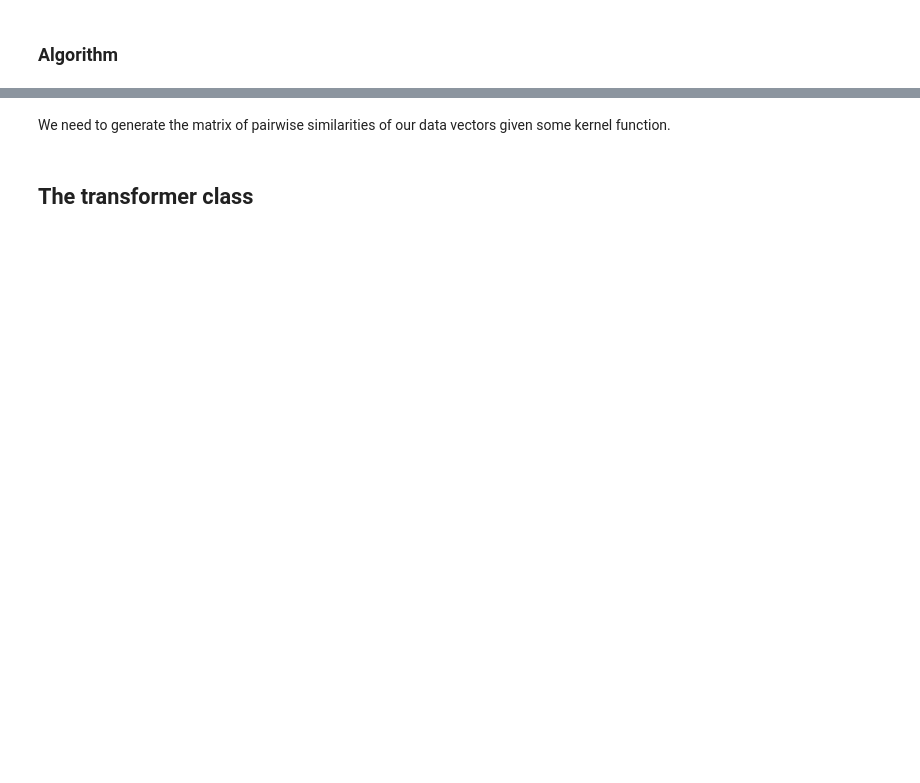
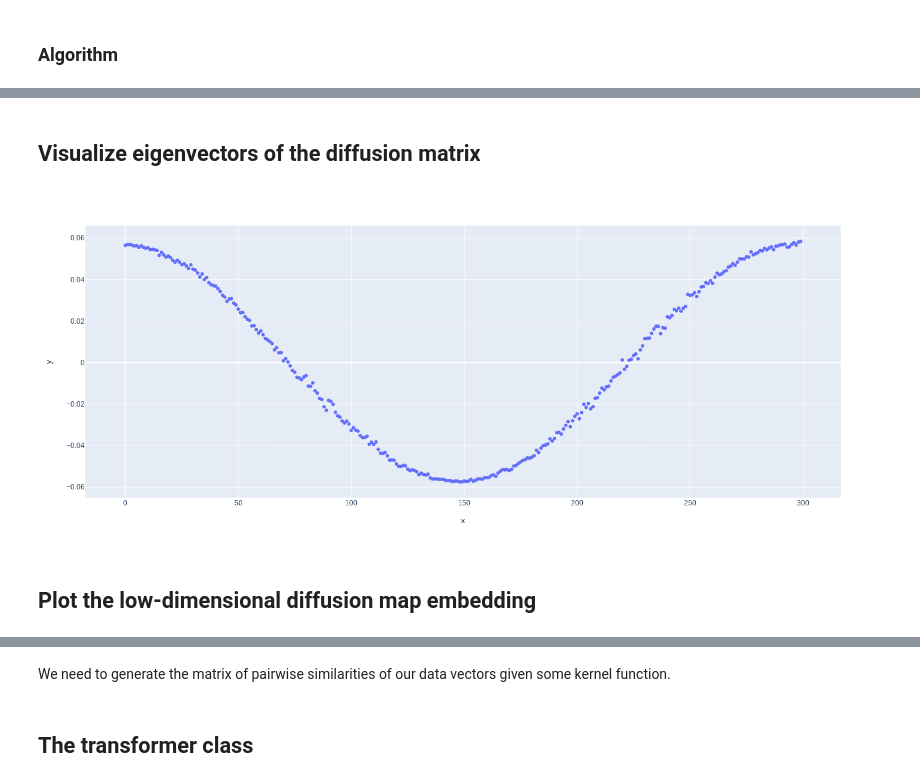
Before and after one commit to mfagan12/DiffusionMaps, a Jupyter notebook: notebooks/dev.ipynb, the cells around one changed output, grey strips where cells are left out. Cells and saved outputs as stored; diff of their text form; code cells hidden in the pictures; blank space fills up the shorter version.

```diff
--- a/notebooks/dev.ipynb
+++ b/notebooks/dev.ipynb
@@ -53,4 +58,4 @@ fig.show(renderer='iframe')
 # %%
-D = diffusion_maps(X, rbf_kernel(epsilon=1/10), alpha=1)
+D = diffusion_maps(X, rbf_kernel(epsilon=1), alpha=1, t=1)
 # %%
-E = diffusion_embedding(D, k=2, t=1)
+E = diffusion_embedding(D, k=4)
@@ -73,0 +62,8 @@ plot_2d_diffusion_embedding(x1, x2)
+# %% [markdown]
+## Visualize eigenvectors of the diffusion matrix
+# %%
+display_eigenvector(E, 1)
+# %% [output]
+[figure, added]
+# %% [markdown]
+## Plot the low-dimensional diffusion map embedding
```
Also changed, not shown: parts of 20 cells of this notebook, 3 other files.
